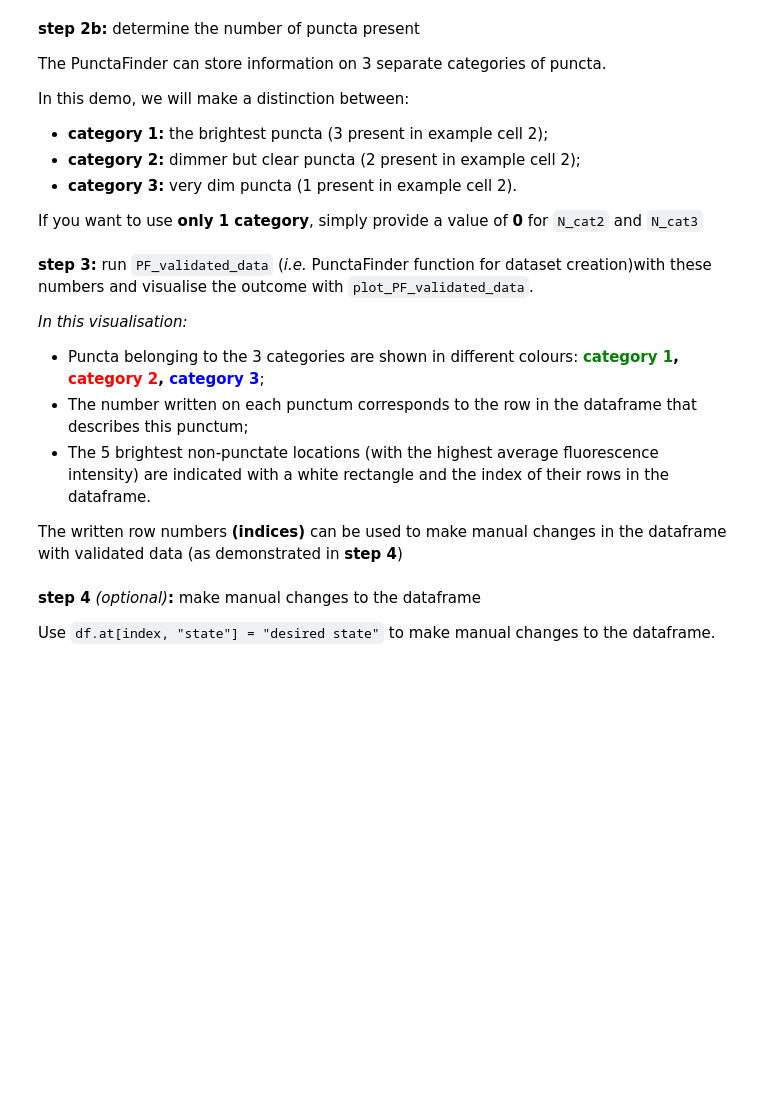
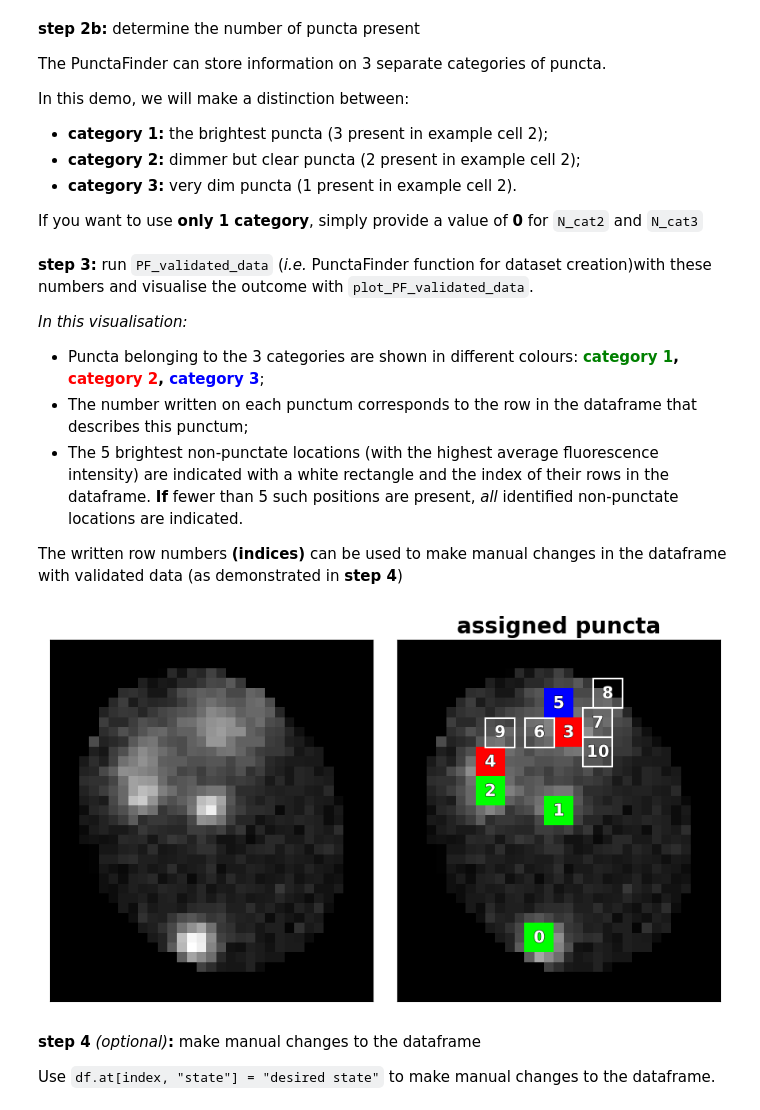
Before and after one commit to molecular-systems-biology/PunctaFinder, a Jupyter notebook: PF_Dataset_Creation_and_Threshold_Optimisation.ipynb, the cells around one changed output. Cells and saved outputs as stored; diff of their text form; code cells hidden in the pictures; blank space fills up the shorter version.

```diff
--- a/PF_Dataset_Creation_and_Threshold_Optimisation.ipynb
+++ b/PF_Dataset_Creation_and_Threshold_Optimisation.ipynb
@@ -41,3 +43,12 @@ fluor = io.imread("G:/PATH_TO_IMAGE_FILE/image.tif")
+# %%
+# import fluorescence microscopy images and cell masks
+im = io.imread("./demo_data.tif")
+fluor = im[:,:,1]
+masks = im[:,:,2]
+
+# get the cell mask for a single cell
+cell_no = 2 # identifier of the cell you want to study
+cell_mask = masks == cell_no # mask for the cell of interest
 # %%
 # visualise the masked cell
 PF.plot_masked_cell(fluor, cell_mask)
@@ -63,14 +76,16 @@ _In this visualisation:_
 
 - Puncta belonging to the 3 categories are shown in different colours: **<font color = 'green'>category 1</font>, <font color = 'red'>category 2</font>, <font color = 'blue'>category 3</font>**;
 - The number written on each punctum corresponds to the row in the dataframe that describes this punctum;
-- The 5 brightest non-punctate locations (with the highest average fluorescence intensity) are indicated with a white rectangle and the index of their rows in the dataframe.
+- The 5 brightest non-punctate locations (with the highest average fluorescence intensity) are indicated with a white rectangle and the index of their rows in the dataframe. **If** fewer than 5 such positions are present, _all_ identified non-punctate locations are indicated.
 
 The written row numbers **(indices)** can be used to make manual changes in the dataframe with validated data (as demonstrated in **step 4**)
 # %%
 # run PF for dataset creation
-df, cropped_cell, mask_cat1, mask_cat2, mask_cat3 = PF.PF_validated_data(fluor, mask, 3, 0, N_cat1, N_cat2, N_cat3)
+df, cropped_cell, mask_cat1, mask_cat2, mask_cat3 = PF.PF_validated_data(fluor, cell_mask, 3, 0, N_cat1, N_cat2, N_cat3)
 # visualise the results
 PF.plot_PF_validated_data(df, cropped_cell, mask_cat1, mask_cat2, mask_cat3)
+# %% [output]
+[figure, added]
 # %% [markdown]
 **step 4** _(optional)_**:** make manual changes to the dataframe
 
```
Also changed, not shown: parts of 19 cells of this notebook, 8 other files.
